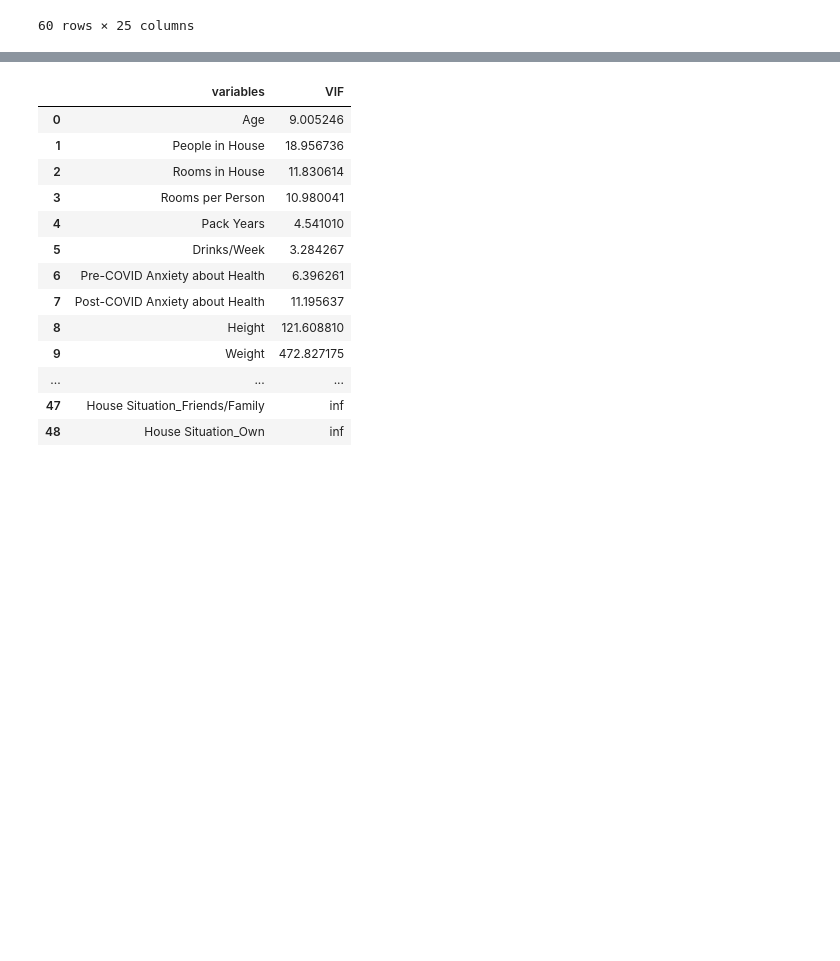
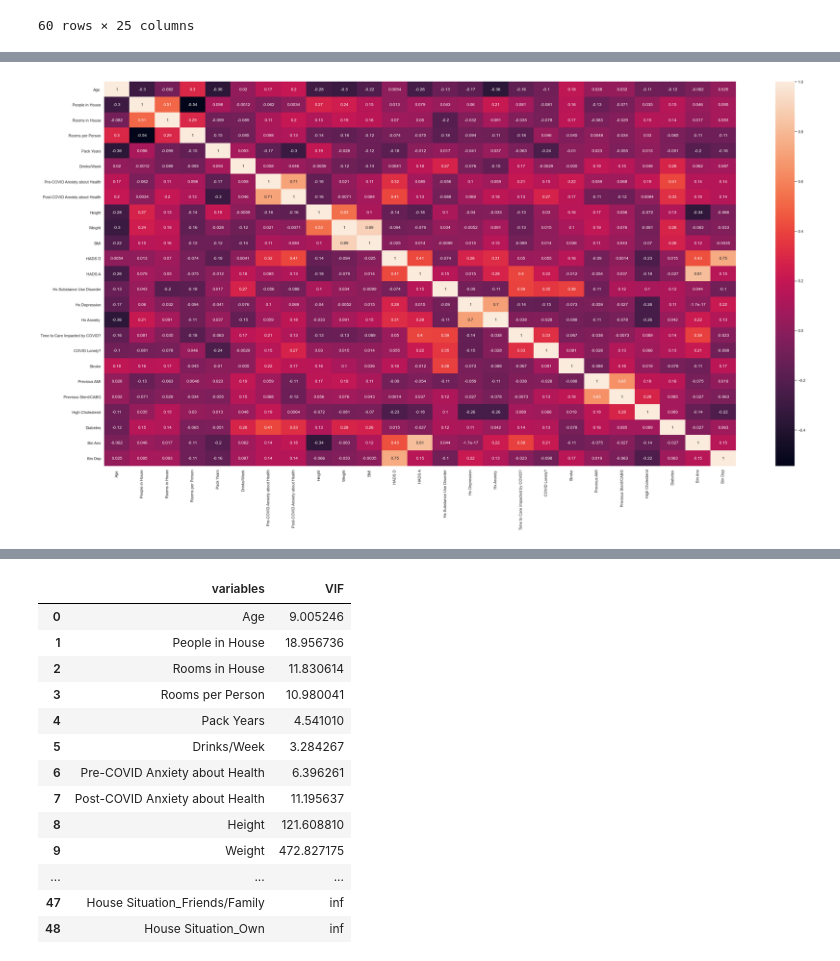
Before and after one commit to ricky-hu/wamida, a Jupyter notebook: stats.ipynb, the cells around one changed output, grey strips where cells are left out. Cells and saved outputs as stored; diff of their text form; code cells hidden in the pictures; blank space fills up the shorter version.

```diff
--- a/stats.ipynb
+++ b/stats.ipynb
@@ -26,6 +26,7 @@ The remaining significant data is placed into a logistic regression model using
 import pandas as pd
 import numpy as np
 from sklearn import preprocessing
+import matplotlib
 import matplotlib.pyplot as plt
 from sklearn.linear_model import LogisticRegression
 from sklearn.model_selection import train_test_split
@@ -35,3 +36,7 @@ sns.set(style="whitegrid", color_codes=True)
 from patsy import dmatrices
 import statsmodels.api as sm
 import seaborn as sn
+from scipy.stats import wilcoxon
+import scipy.stats as stats
+
+matplotlib.rcParams['figure.figsize'] = [40, 20]
@@ -181,0 +117,8 @@ data3 = data3.drop(columns=['Study ID'])
+# %%
+matplotlib.rcParams['figure.figsize'] = [40, 20]
+# %%
+corrMatrix = data_num.corr()
+fig = sn.heatmap(corrMatrix, annot=True)
+plt.show()
+# %% [output]
+[figure, added]
```
Also changed, not shown: parts of 47 cells of this notebook.
